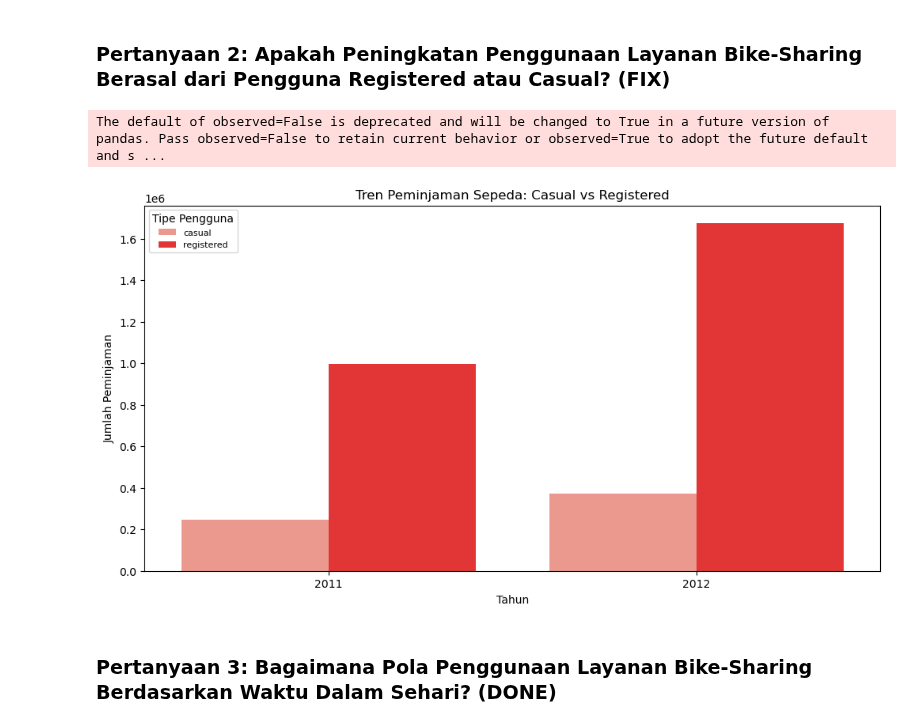
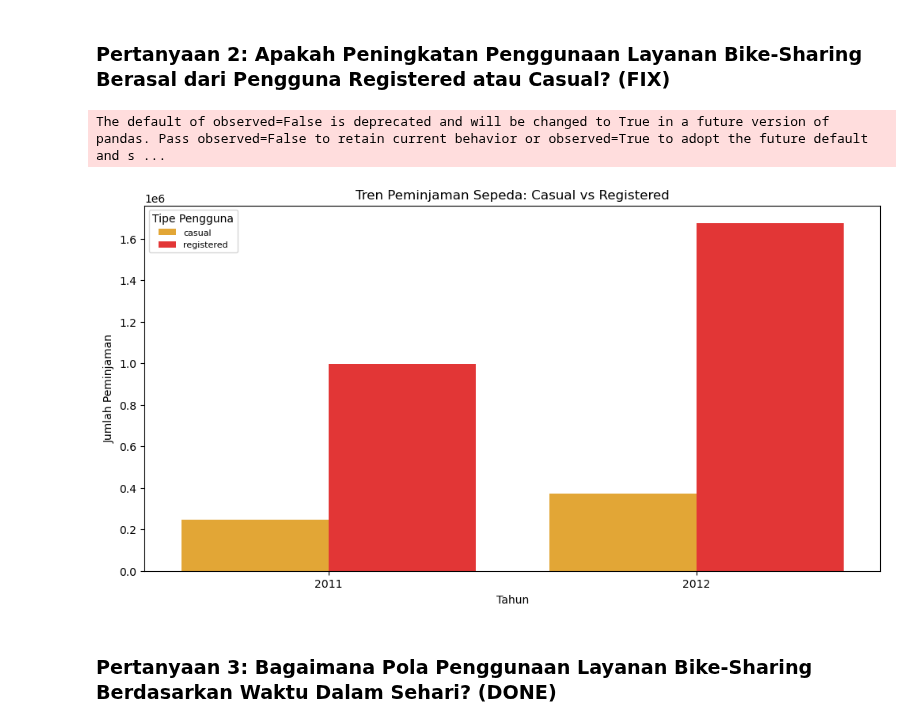
Before and after one commit to alouvre/BADDP_DicodingSubmission_ProyekAnalisisData, a Jupyter notebook: notebook.ipynb, the cells around one changed output. Cells and saved outputs as stored; diff of their text form; code cells hidden in the pictures.

Commit message:
update visualization

```diff
--- a/notebook.ipynb
+++ b/notebook.ipynb
@@ -588,18 +588,18 @@ plt.show()
 # %%
 df_yearly_users = df_day.groupby('year', as_index=False)[['casual', 'registered']].sum()
 df_melted = df_yearly_users.melt(id_vars="year", var_name="user_type", value_name="count")
 
 plt.figure(figsize=(12, 6))
 sns.barplot(data=df_melted, x="year", y="count", hue="user_type",
-               palette={"casual": "salmon", "registered": "red"}, alpha=0.9)
+               palette={"casual": "orange", "registered": "red"}, alpha=0.9)
 plt.xlabel("Tahun")
 plt.ylabel("Jumlah Peminjaman")
 plt.title("Tren Peminjaman Sepeda: Casual vs Registered")
 plt.legend(title="Tipe Pengguna", fontsize=8)
 plt.show()
 # %% [output]
 The default of observed=False is deprecated and will be changed to True in a future version of pandas. Pass observed=False to retain current behavior or observed=True to adopt the future default and s ...
-[figure, old version]
+[figure, new version]
 # %% [markdown]
 ### Pertanyaan 3: Bagaimana Pola Penggunaan Layanan Bike-Sharing Berdasarkan Waktu Dalam Sehari? (DONE)
 # %%
```
